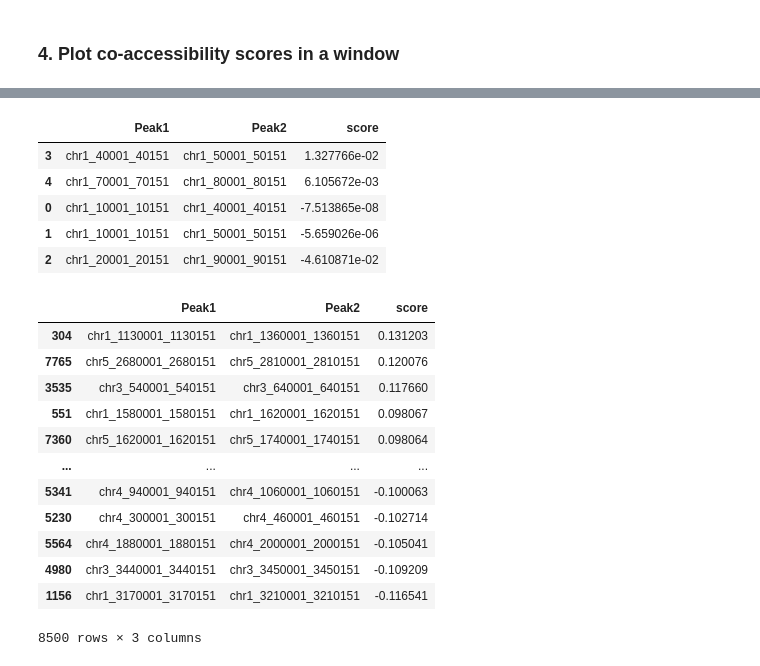
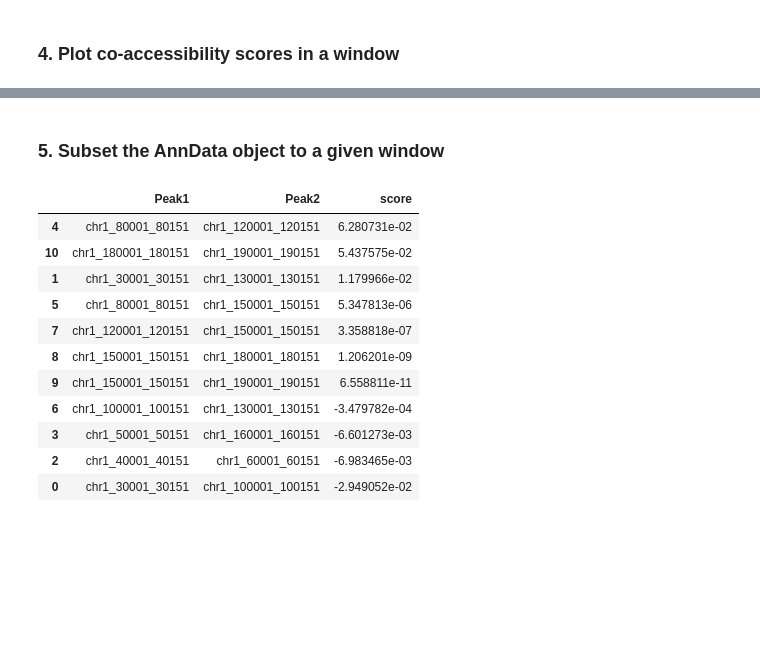
Before and after one commit to cantinilab/Circe, a Jupyter notebook: Examples/Minimal_example.ipynb, the cells around one changed output, grey strips where cells are left out. Cells and saved outputs as stored; diff of their text form; code cells hidden in the pictures; blank space fills up the shorter version.

```diff
--- a/Examples/Minimal_example.ipynb
+++ b/Examples/Minimal_example.ipynb
@@ -158,28 +158,20 @@ ci.plot_connections(
+# %% [markdown]
+### 5. Subset the AnnData object to a given window
 # %%
-atac2 = ci.subset_region(atac, "chr1", 10_000, 100_000)
+subset_atac = ci.subset_region(atac, "chr1", 10_000, 200_000)
 # %%
-df = ci.extract_atac_links(atac2)
+df = ci.extract_atac_links(subset_atac)
 df
 # %% [output]
 |  | Peak1 | Peak2 | score |
-| 3 | chr1_40001_40151 | chr1_50001_50151 | 1.327766e-02 |
-| 4 | chr1_70001_70151 | chr1_80001_80151 | 6.105672e-03 |
-| 0 | chr1_10001_10151 | chr1_40001_40151 | -7.513865e-08 |
-| 1 | chr1_10001_10151 | chr1_50001_50151 | -5.659026e-06 |
-| 2 | chr1_20001_20151 | chr1_90001_90151 | -4.610871e-02 |
+| 4 | chr1_80001_80151 | chr1_120001_120151 | 6.280731e-02 |
+| 10 | chr1_180001_180151 | chr1_190001_190151 | 5.437575e-02 |
+| 1 | chr1_30001_30151 | chr1_130001_130151 | 1.179966e-02 |
+| 5 | chr1_80001_80151 | chr1_150001_150151 | 5.347813e-06 |
+| 7 | chr1_120001_120151 | chr1_150001_150151 | 3.358818e-07 |
+| 8 | chr1_150001_150151 | chr1_180001_180151 | 1.206201e-09 |
+| 9 | chr1_150001_150151 | chr1_190001_190151 | 6.558811e-11 |
+| 6 | chr1_100001_100151 | chr1_130001_130151 | -3.479782e-04 |
+| 3 | chr1_50001_50151 | chr1_160001_160151 | -6.601273e-03 |
+| 2 | chr1_40001_40151 | chr1_60001_60151 | -6.983465e-03 |
+| 0 | chr1_30001_30151 | chr1_100001_100151 | -2.949052e-02 |
-# %%
-circe_network
-# %% [output]
-|  | Peak1 | Peak2 | score |
-| 304 | chr1_1130001_1130151 | chr1_1360001_1360151 | 0.131203 |
-| 7765 | chr5_2680001_2680151 | chr5_2810001_2810151 | 0.120076 |
-| 3535 | chr3_540001_540151 | chr3_640001_640151 | 0.117660 |
-| 551 | chr1_1580001_1580151 | chr1_1620001_1620151 | 0.098067 |
-| 7360 | chr5_1620001_1620151 | chr5_1740001_1740151 | 0.098064 |
-| ... | ... | ... | ... |
-| 5341 | chr4_940001_940151 | chr4_1060001_1060151 | -0.100063 |
-| 5230 | chr4_300001_300151 | chr4_460001_460151 | -0.102714 |
-| 5564 | chr4_1880001_1880151 | chr4_2000001_2000151 | -0.105041 |
-| 4980 | chr3_3440001_3440151 | chr3_3450001_3450151 | -0.109209 |
-| 1156 | chr1_3170001_3170151 | chr1_3210001_3210151 | -0.116541 |
-8500 rows × 3 columns
```
Also changed, not shown: parts of 7 cells of this notebook.
